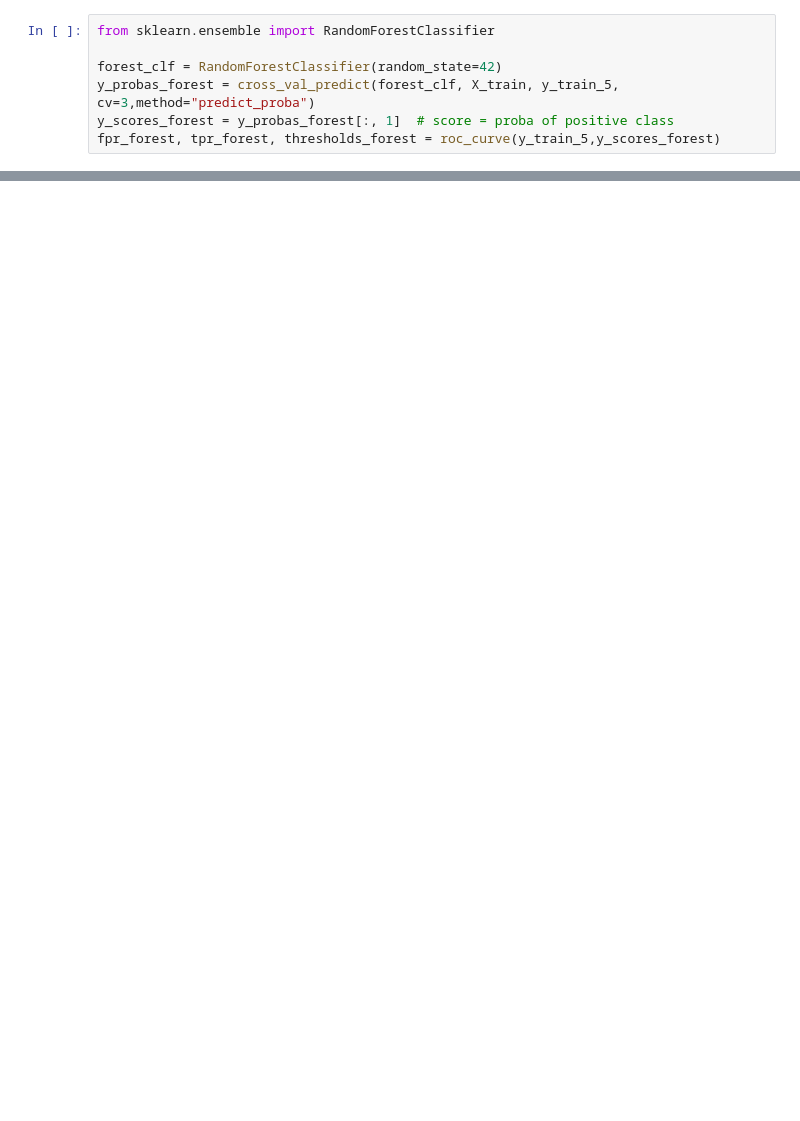
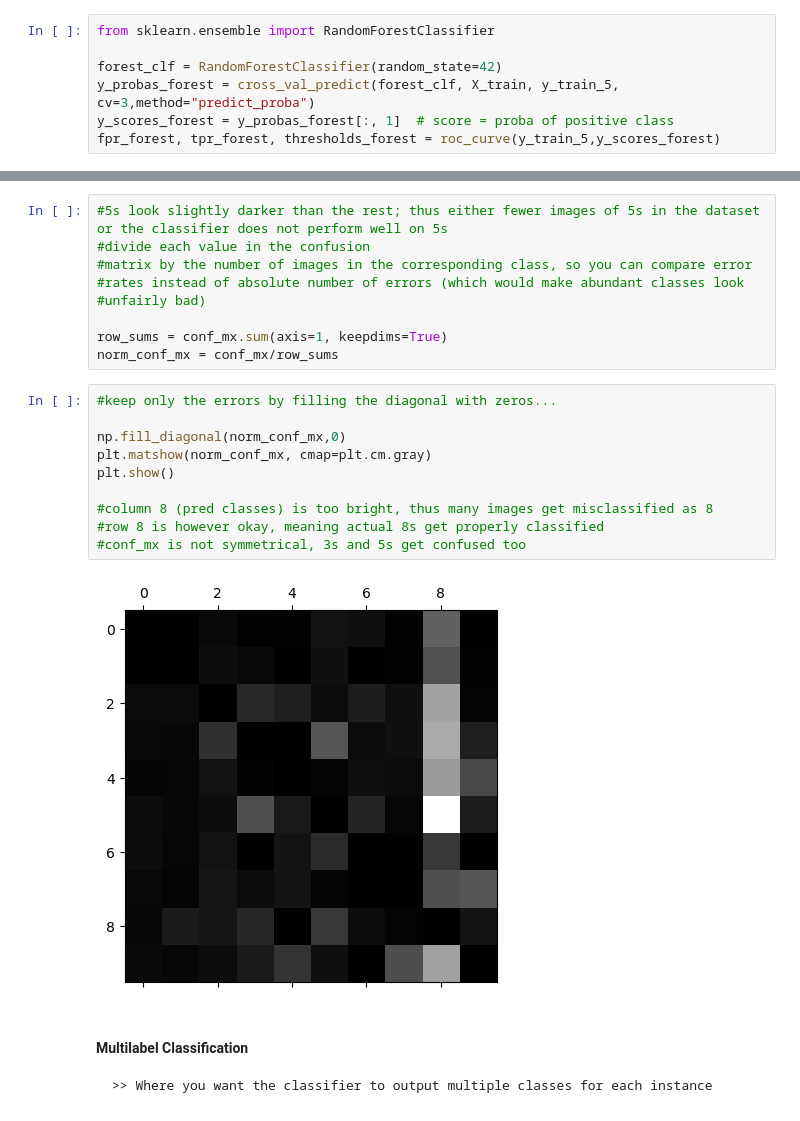
Before and after one commit to Clint-Os/Machine-Learning, a Jupyter notebook: MNIST.ipynb, the cells around one changed output, grey strips where cells are left out. Saved outputs shown, nothing was run; the diff lists cells and outputs as text; blank space fills up the shorter version.

```diff
--- a/MNIST.ipynb
+++ b/MNIST.ipynb
@@ -259,0 +360,24 @@ Recall: 1.0
+# %%
+#5s look slightly darker than the rest; thus either fewer images of 5s in the dataset or the classifier does not perform well on 5s
+#divide each value in the confusion
+#matrix by the number of images in the corresponding class, so you can compare error
+#rates instead of absolute number of errors (which would make abundant classes look
+#unfairly bad)
+
+row_sums = conf_mx.sum(axis=1, keepdims=True)
+norm_conf_mx = conf_mx/row_sums
+# %%
+#keep only the errors by filling the diagonal with zeros...
+
+np.fill_diagonal(norm_conf_mx,0)
+plt.matshow(norm_conf_mx, cmap=plt.cm.gray)
+plt.show()
+
+#column 8 (pred classes) is too bright, thus many images get misclassified as 8
+#row 8 is however okay, meaning actual 8s get properly classified
+#conf_mx is not symmetrical, 3s and 5s get confused too
+# %% [output]
+[figure, added]
+# %% [markdown]
+#### Multilabel Classification
+    >> Where you want the classifier to output multiple classes for each instance
```
Also changed, not shown: parts of 30 cells of this notebook.
